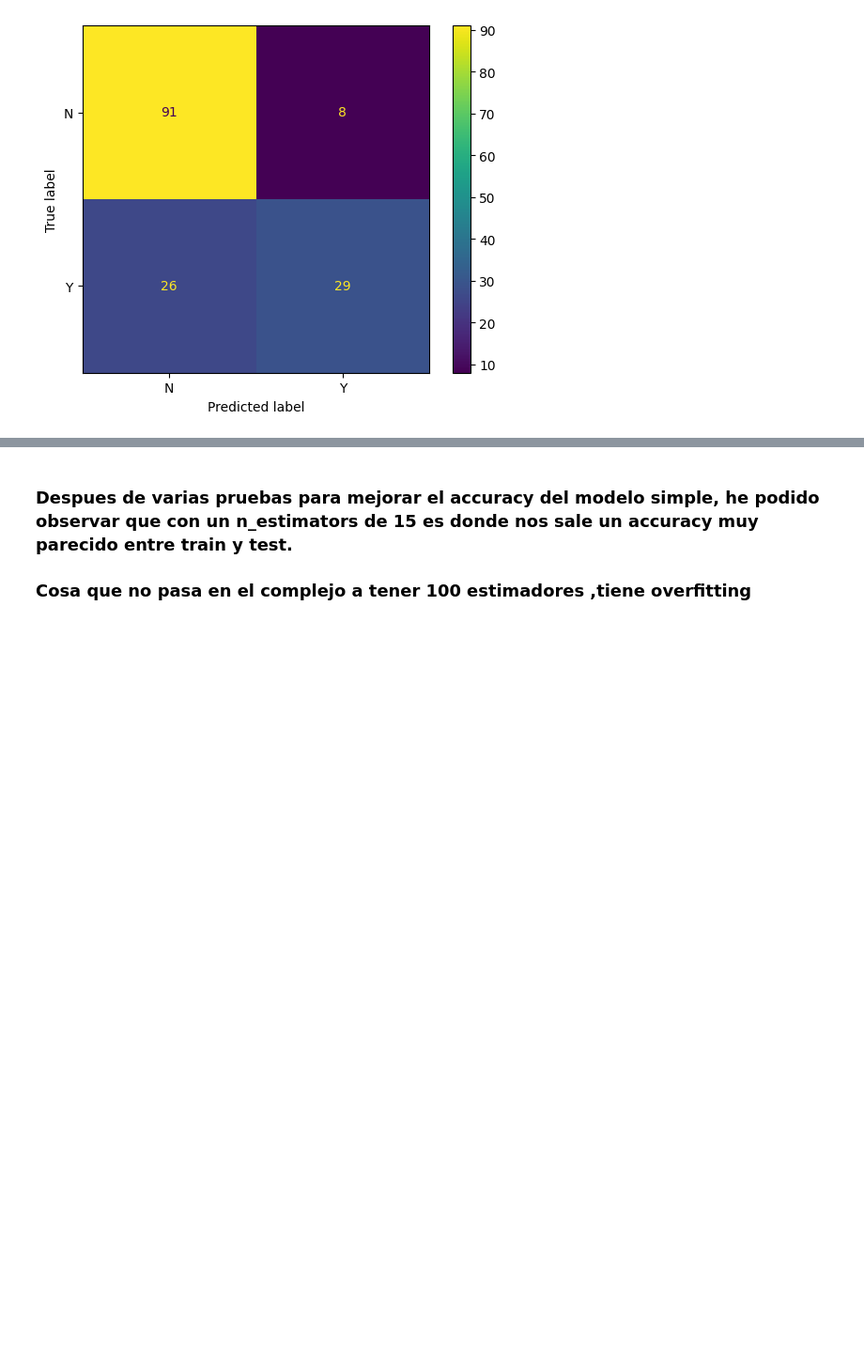
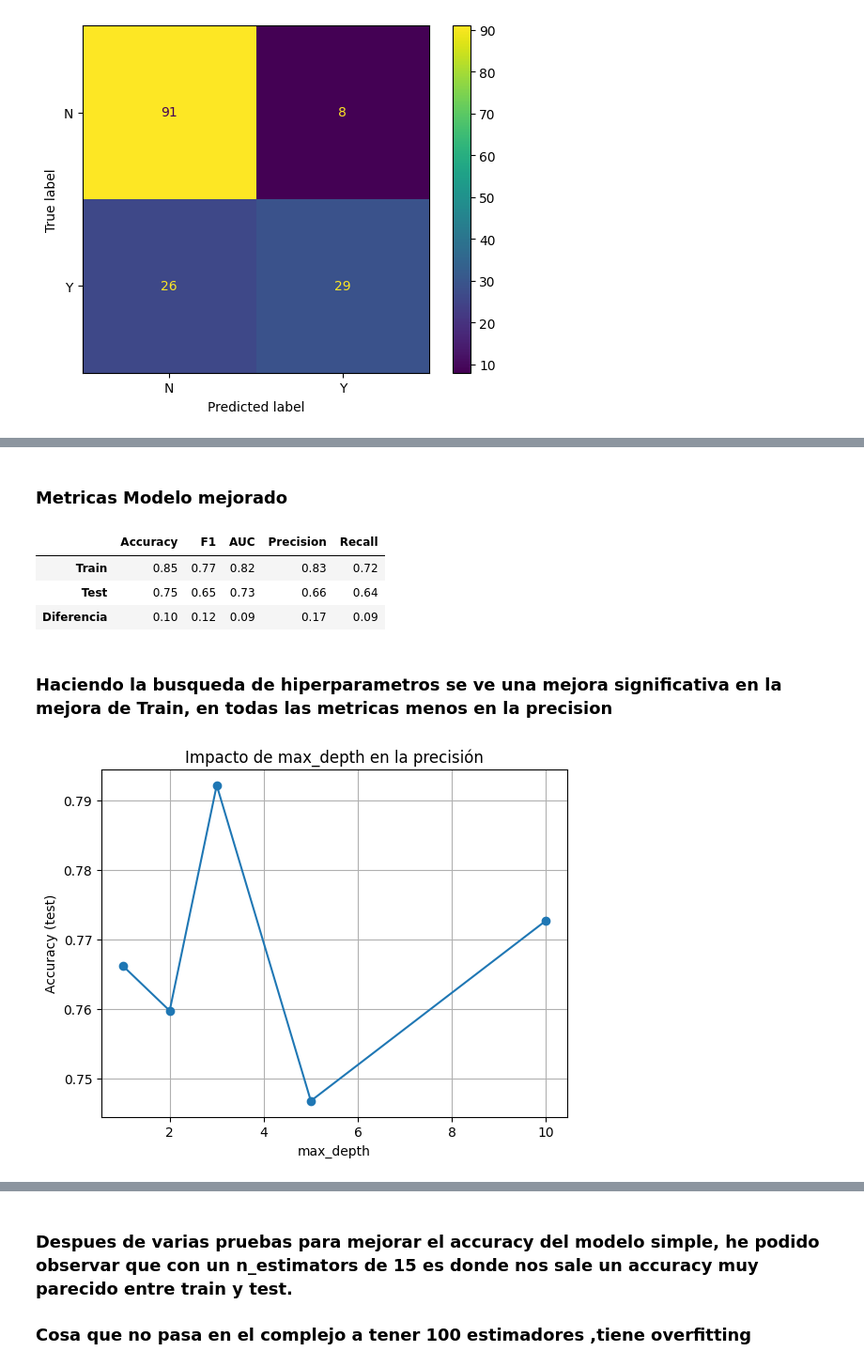
Before and after one commit to 4GeeksAcademy/carlossuesc95-intro-ml, a Jupyter notebook: src/05-random-forest.ipynb, the cells around one changed output, grey strips where cells are left out. Shown at 94% size. Drawn from its saved outputs; the diff is of its cells as text; code cells hidden in the pictures; blank space fills up the shorter version.

```diff
--- a/src/05-random-forest.ipynb
+++ b/src/05-random-forest.ipynb
@@ -476,0 +414,40 @@ metrics_simple, metrics_optimized
+# %% [markdown]
+### Metricas Modelo mejorado
+# %%
+y_train_pred_opt = best_model_classifier.predict(X_train)
+y_test_pred_opt = best_model_classifier.predict(X_test)
+get_metrics(y_train,y_test,y_train_pred_opt,y_test_pred_opt)
+# %% [output]
+|  | Accuracy | F1 | AUC | Precision | Recall |
+| Train | 0.85 | 0.77 | 0.82 | 0.83 | 0.72 |
+| Test | 0.75 | 0.65 | 0.73 | 0.66 | 0.64 |
+| Diferencia | 0.10 | 0.12 | 0.09 | 0.17 | 0.09 |
+# %% [markdown]
+### Haciendo la busqueda de hiperparametros se ve una mejora significativa en la mejora de Train, en todas las metricas menos en la precision
+# %%
+
+max_depth_values = [1, 2, 3, 5, 10]
+accuracies_depth = []
+
+for depth in max_depth_values:
+    rf = RandomForestClassifier(
+        n_estimators=5,
+        max_depth=depth,
+        min_samples_leaf=20,
+        max_features=X_train_imp.shape[1] // 2,
+        random_state=42,
+    )
+    rf.fit(X_train_imp, y_train)
+    y_pred = rf.predict(X_test_imp)
+    acc = accuracy_score(y_test, y_pred)
+    accuracies_depth.append(acc)
+# %%
+plt.figure()
+plt.plot(max_depth_values, accuracies_depth, marker='o')
+plt.xlabel("max_depth")
+plt.ylabel("Accuracy (test)")
+plt.title("Impacto de max_depth en la precisión")
+plt.grid(True)
+plt.show()
+# %% [output]
+[figure, added]
```
Also changed, not shown: parts of 18 cells of this notebook, 1 other file.
